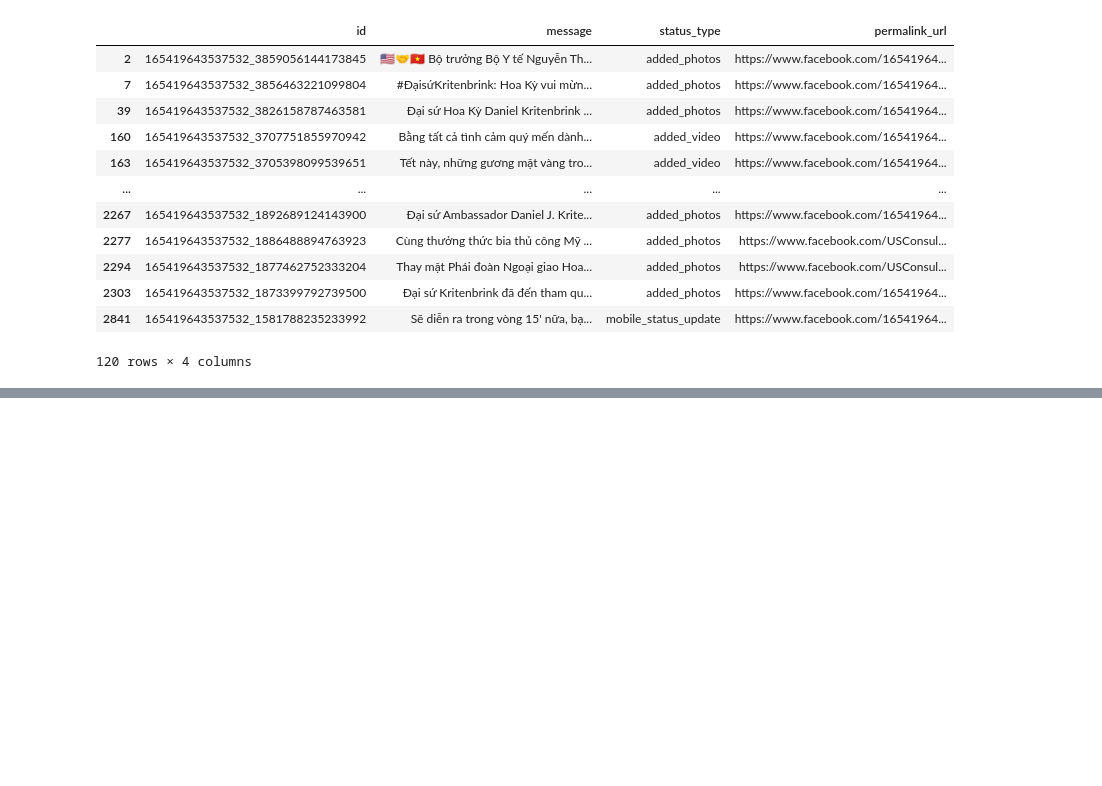
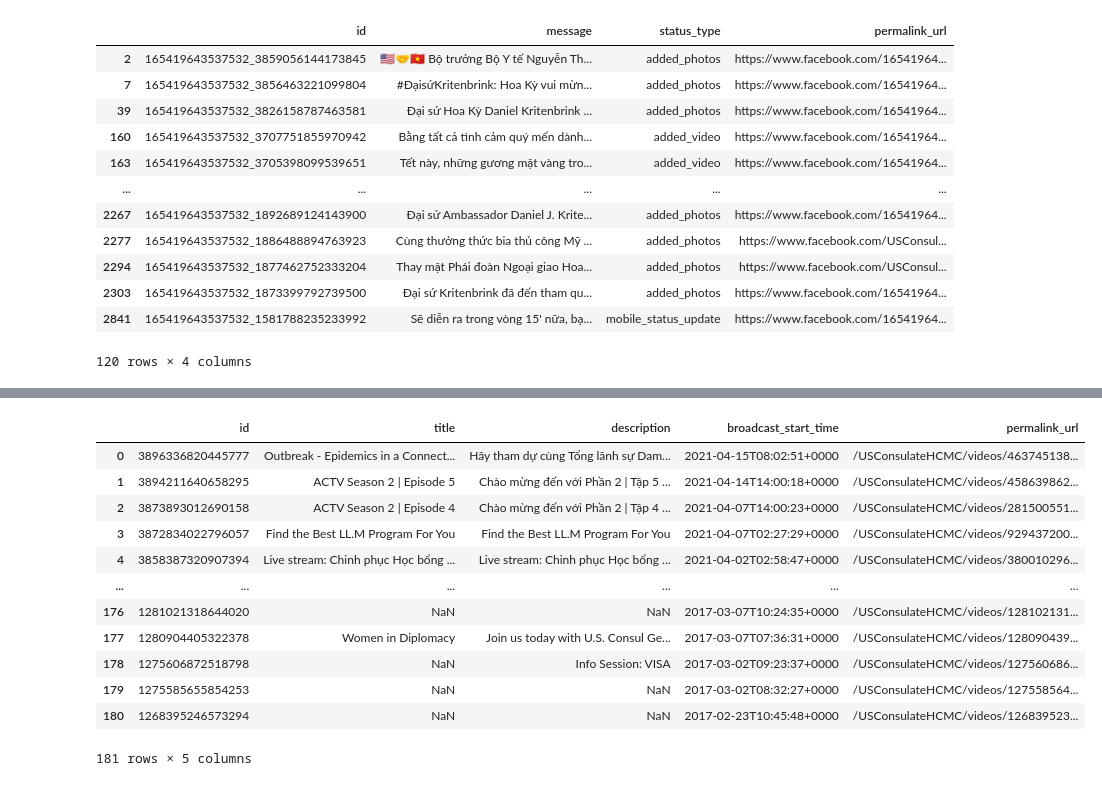
Before and after one commit to giatranhoang/usconsulate_insight, a Jupyter notebook: insight.ipynb, the cells around one changed output, grey strips where cells are left out. Saved outputs shown, nothing was run; the diff lists cells and outputs as text; code cells hidden in the pictures; blank space fills up the shorter version.

```diff
--- a/insight.ipynb
+++ b/insight.ipynb
@@ -266,0 +454,20 @@ NameError: name 'df' is not defined
+# %%
+live = graph.get_all_connections(id='165419643537532', connection_name ='live_videos', fields = "id, title, description, broadcast_start_time, permalink_url")
+livevideos = list(live)
+df_live = pd.DataFrame(livevideos)
+# %%
+df_live
+# %% [output]
+|  | id | title | description | broadcast_start_time | permalink_url |
+| 0 | 3896336820445777 | Outbreak - Epidemics in a Connect... | Hãy tham dự cùng Tổng lãnh sự Dam... | 2021-04-15T08:02:51+0000 | /USConsulateHCMC/videos/463745138... |
+| 1 | 3894211640658295 | ACTV Season 2 | Episode 5 | Chào mừng đến với Phần 2 | Tập 5 ... | 2021-04-14T14:00:18+0000 | /USConsulateHCMC/videos/458639862... |
+| 2 | 3873893012690158 | ACTV Season 2 | Episode 4 | Chào mừng đến với Phần 2 | Tập 4 ... | 2021-04-07T14:00:23+0000 | /USConsulateHCMC/videos/281500551... |
+| 3 | 3872834022796057 | Find the Best LL.M Program For You | Find the Best LL.M Program For You | 2021-04-07T02:27:29+0000 | /USConsulateHCMC/videos/929437200... |
+| 4 | 3858387320907394 | Live stream: Chinh phục Học bổng ... | Live stream: Chinh phục Học bổng ... | 2021-04-02T02:58:47+0000 | /USConsulateHCMC/videos/380010296... |
+| ... | ... | ... | ... | ... | ... |
+| 176 | 1281021318644020 | NaN | NaN | 2017-03-07T10:24:35+0000 | /USConsulateHCMC/videos/128102131... |
+| 177 | 1280904405322378 | Women in Diplomacy | Join us today with U.S. Consul Ge... | 2017-03-07T07:36:31+0000 | /USConsulateHCMC/videos/128090439... |
+| 178 | 1275606872518798 | NaN | Info Session: VISA | 2017-03-02T09:23:37+0000 | /USConsulateHCMC/videos/127560686... |
+| 179 | 1275585655854253 | NaN | NaN | 2017-03-02T08:32:27+0000 | /USConsulateHCMC/videos/127558564... |
+| 180 | 1268395246573294 | NaN | NaN | 2017-02-23T10:45:48+0000 | /USConsulateHCMC/videos/126839523... |
+181 rows × 5 columns
```
Also changed, not shown: parts of 33 cells of this notebook, 3 other files.
